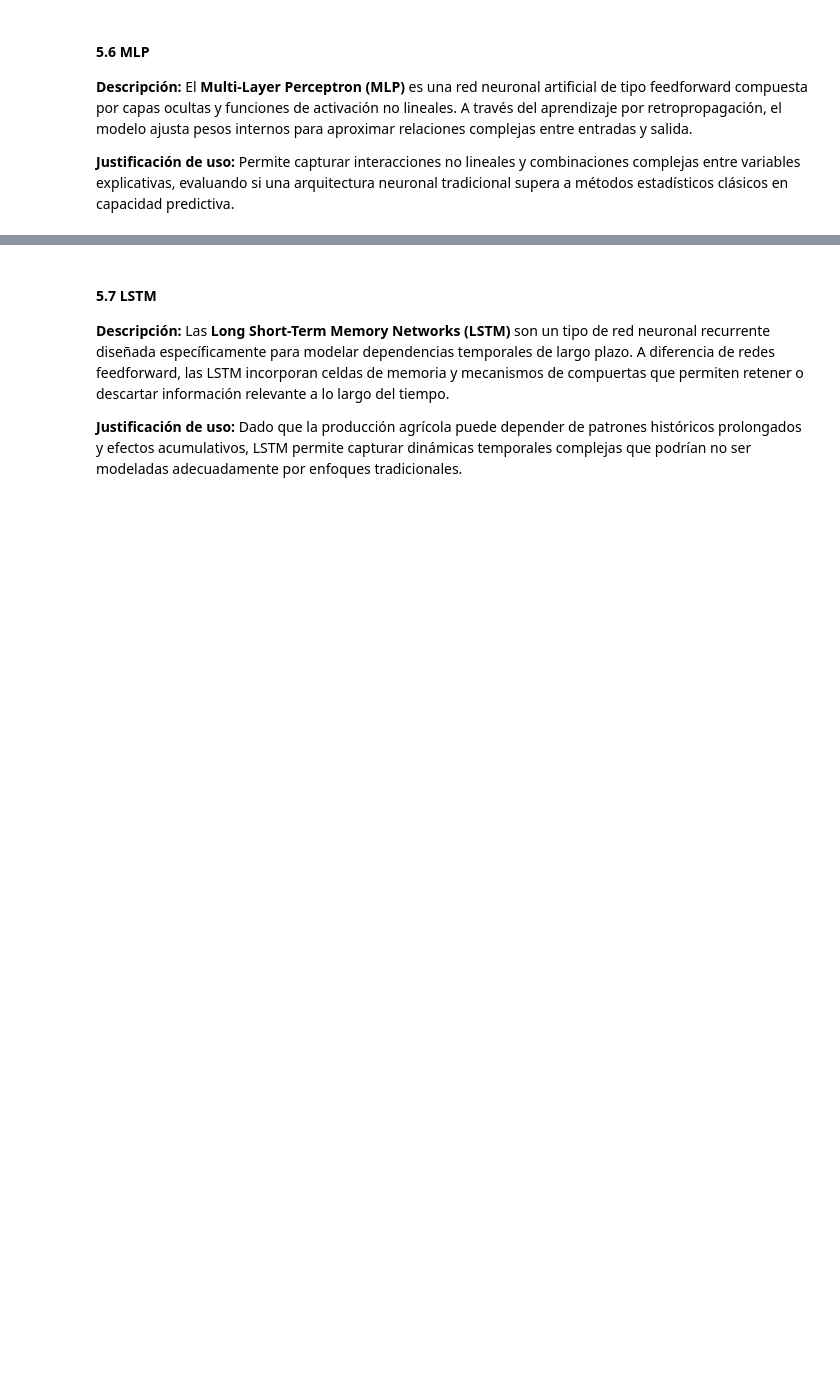
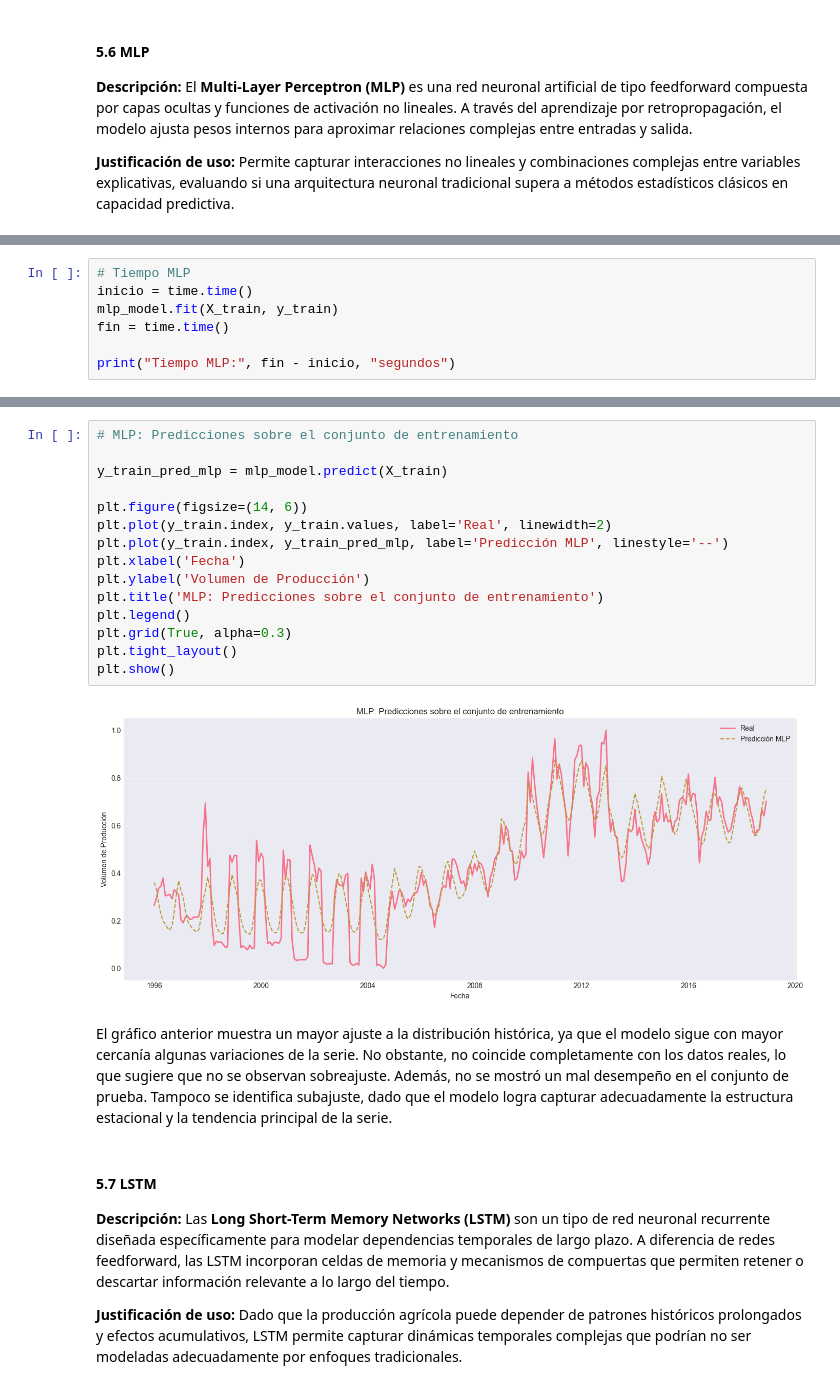
Before and after one commit to juan-pablo-lopez/tc5035-ene26-equipo29, a Jupyter notebook: Avance4.Equipo29.ipynb, the cells around one changed output, grey strips where cells are left out. Drawn from its saved outputs; the diff is of its cells as text; blank space fills up the shorter version.

```diff
--- a/Avance4.Equipo29.ipynb
+++ b/Avance4.Equipo29.ipynb
@@ -875,0 +1001,7 @@ Modelo 5: Por implementar
+# %%
+# Tiempo MLP
+inicio = time.time()
+mlp_model.fit(X_train, y_train)
+fin = time.time()
+
+print("Tiempo MLP:", fin - inicio, "segundos")
@@ -876,3 +1069,22 @@ Modelo 5: Por implementar
+# %%
+# MLP: Predicciones sobre el conjunto de entrenamiento
+
+y_train_pred_mlp = mlp_model.predict(X_train)
+
+plt.figure(figsize=(14, 6))
+plt.plot(y_train.index, y_train.values, label='Real', linewidth=2)
+plt.plot(y_train.index, y_train_pred_mlp, label='Predicción MLP', linestyle='--')
+plt.xlabel('Fecha')
+plt.ylabel('Volumen de Producción')
+plt.title('MLP: Predicciones sobre el conjunto de entrenamiento')
+plt.legend()
+plt.grid(True, alpha=0.3)
+plt.tight_layout()
+plt.show()
+# %% [output]
+[figure, added]
+# %% [markdown]
+El gráfico anterior muestra un mayor ajuste a la distribución histórica, ya que el modelo sigue con mayor cercanía algunas variaciones de la serie. No obstante, no coincide completamente con los datos reales, lo que sugiere que no se observan sobreajuste. Además, no se mostró un mal desempeño en el conjunto de prueba. Tampoco se identifica subajuste, dado que el modelo logra capturar adecuadamente la estructura estacional y la tendencia principal de la serie.
 # %% [markdown]
 #### <a class="anchor" id="5_7">5.7 LSTM</a>
 
```
Also changed, not shown: parts of 36 cells of this notebook.
